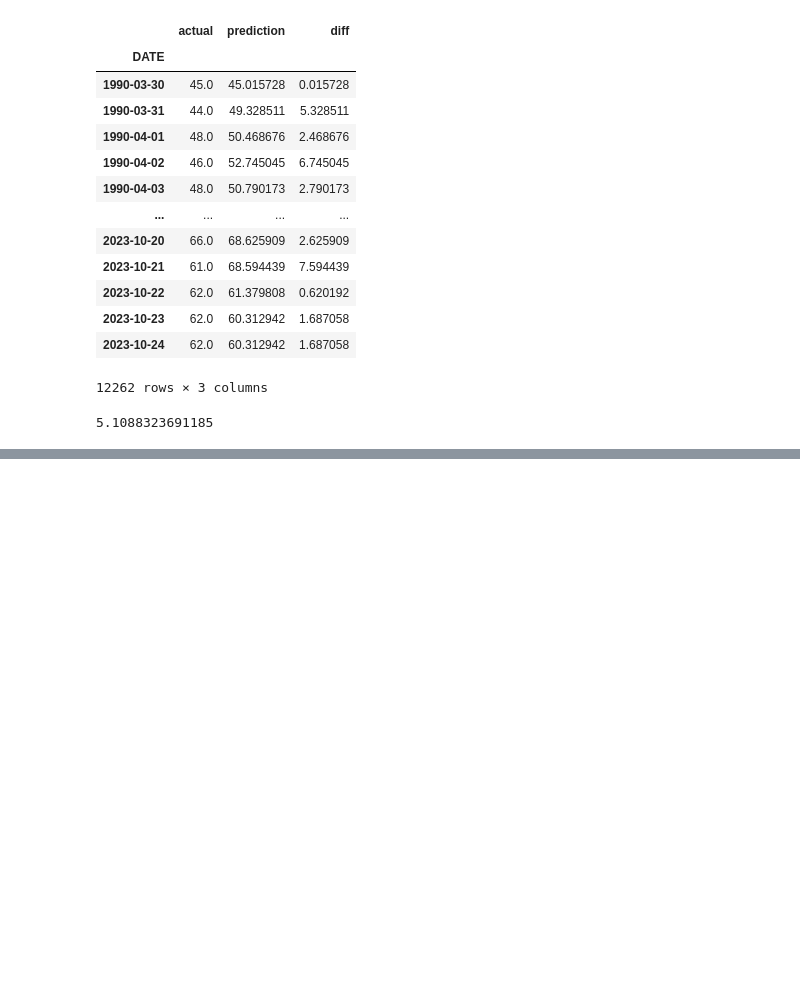
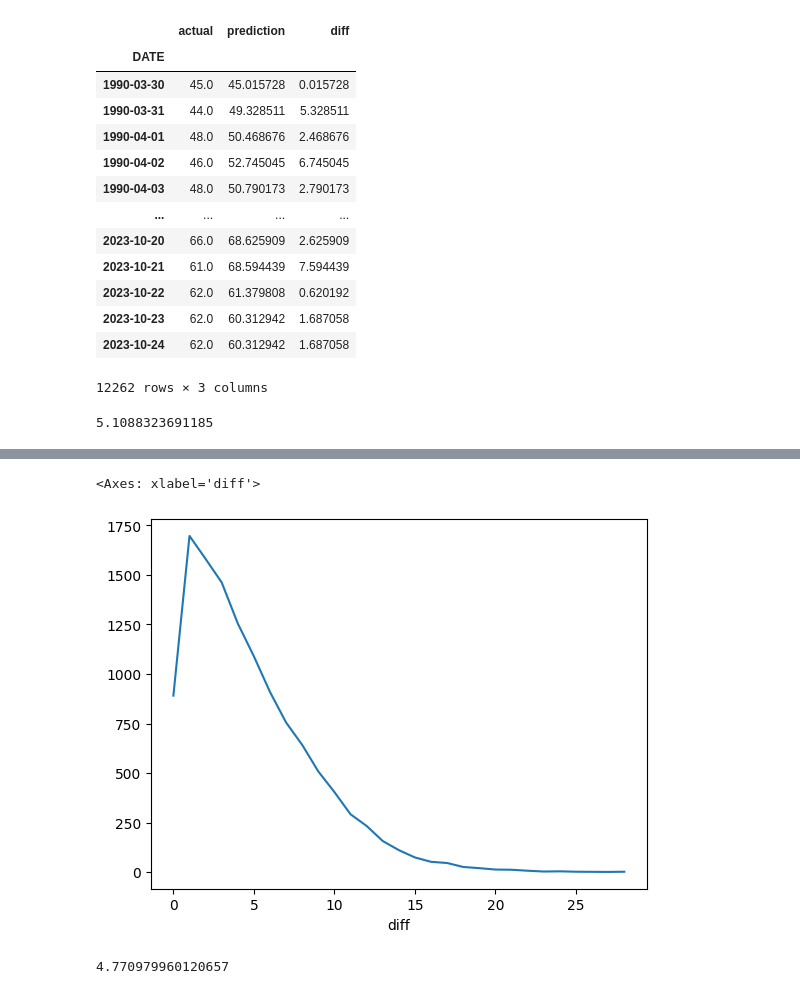
Before and after one commit to natharyan/Temperature-Forecast, a Jupyter notebook: main.ipynb, the cells around one changed output, grey strips where cells are left out. Cells and saved outputs as stored; diff of their text form; code cells hidden in the pictures; blank space fills up the shorter version.

Commit message:
add predictors

```diff
--- a/main.ipynb
+++ b/main.ipynb
@@ -213,0 +277,8 @@ def compute_rolling(weatehr, horizon, col):
+# %%
+weather = weather.fillna(0)
+# %%
+def expandMean(dframe):
+    return dframe.expanding(1).mean()
+for col in ["tmax","tmin","prcp"]:
+    weather[f"month_avg_{col}"] = weather[col].groupby(weather.index.month, group_keys=False).apply(expandMean)
+    weather[f"day_avg_{col}"] = weather[col].groupby(weather.index.day_of_year, group_keys=False).apply(expandMean)
@@ -213,0 +302,3 @@ def compute_rolling(weatehr, horizon, col):
+# %%
+predictors = weather.columns[~weather.columns.isin(["target","name","station"])]
+predictors
@@ -213,0 +314,2 @@ def compute_rolling(weatehr, horizon, col):
+# %%
+predictions = backtest(weather, rr, predictors)
@@ -213,0 +358,9 @@ def compute_rolling(weatehr, horizon, col):
+# %%
+predictions["diff"].round().value_counts().sort_index().plot()
+# %% [output]
+<Axes: xlabel='diff'>
+[figure, added]
+# %%
+mean_absolute_error(predictions["actual"],predictions["prediction"])
+# %% [output]
+4.770979960120657
```
Also changed, not shown: parts of 11 cells of this notebook.
